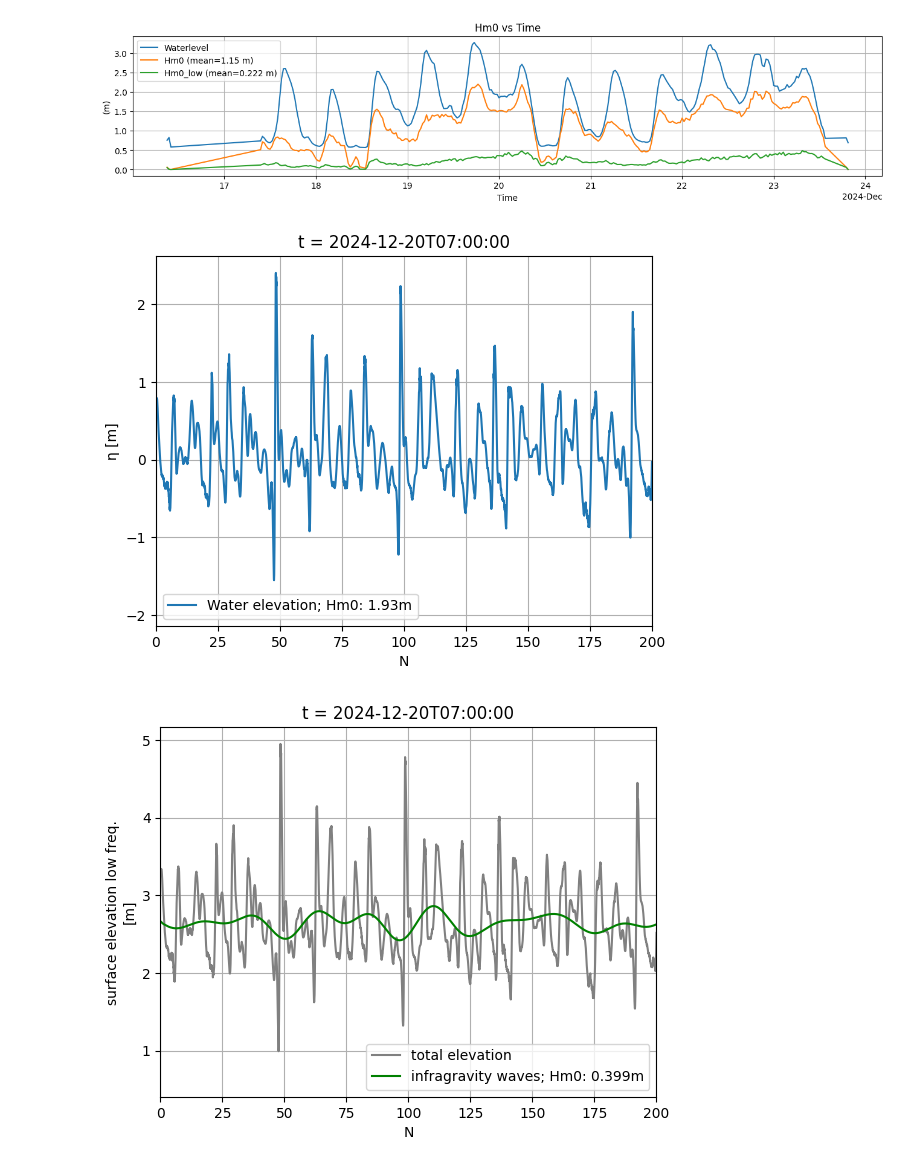
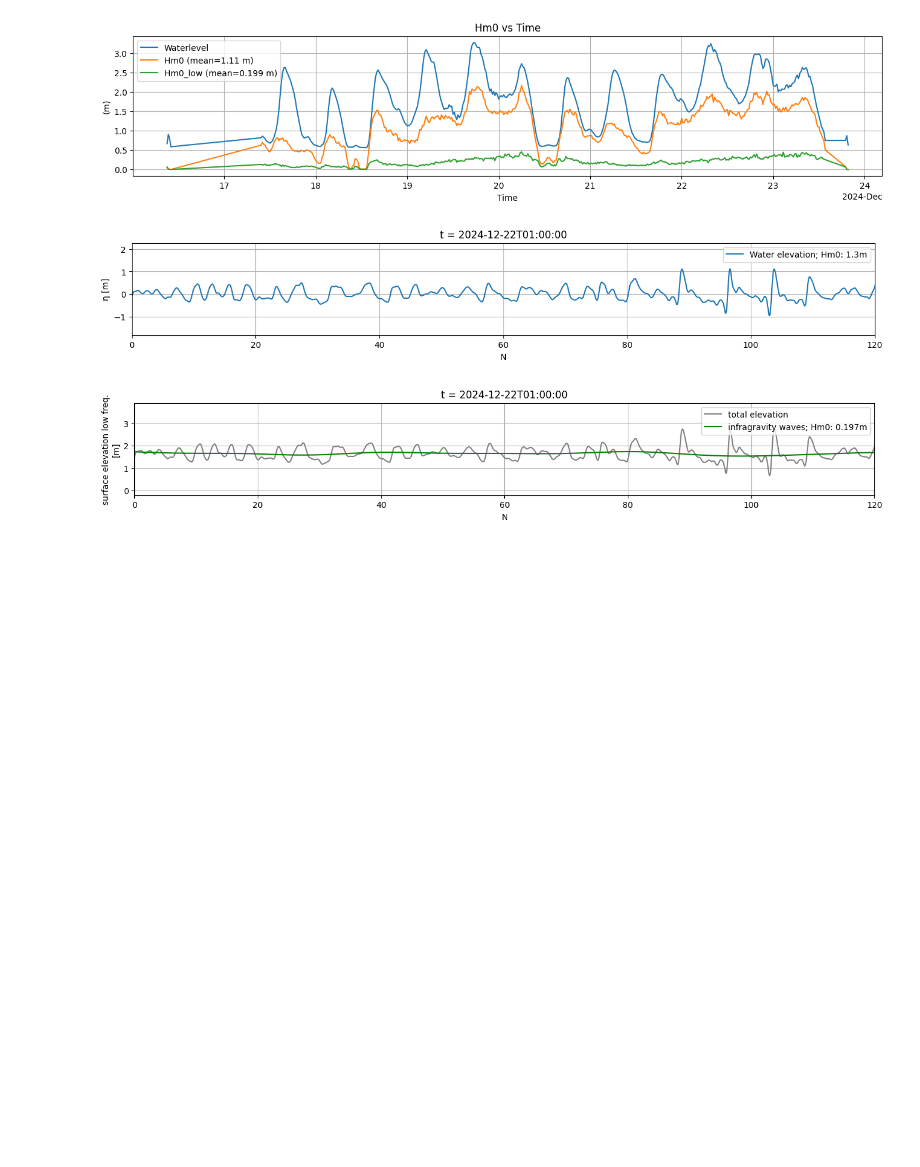
Before and after one commit to Rubenrosman/HybridDune, a Jupyter notebook: Ruben/Pressure_sensors/S3/RBR_06/RBR_06_script.ipynb, the cells around one changed output. Cells and saved outputs as stored; diff of their text form; code cells hidden in the pictures; blank space fills up the shorter version.

```diff
--- a/Ruben/Pressure_sensors/S3/RBR_06/RBR_06_script.ipynb
+++ b/Ruben/Pressure_sensors/S3/RBR_06/RBR_06_script.ipynb
@@ -86,8 +86,8 @@ ds.to_netcdf(os.path.join(ncOutDir, instrumentName + '.nc'))
 # %%
 # frequency resolution in fourier space
 ### delta_f = p_blocks/D_timeframe ###
-p_blocks = 30
-D_length = 1800
+p_blocks = 20
+D_length = 1200
 fresolution = p_blocks / D_length
 print(f'fresolution is: {fresolution}')
 nperseg = D_length * sf / p_blocks - 0.5 #dim should be len(ds.f); whelch has (nperseg/2 +1)
@@ -122,7 +122,7 @@ nSamples = len(pt)
 dt = ds0.isel(t=1).t - ds0.isel(t=0).t
 sf = np.timedelta64(1, 's') / dt.values
 
-D_length = '1800S'
+D_length = '1200S'
 
 burstDuration = pd.Timedelta(D_length)  # Burst duration (1200 seconds = 20 minutes)
 burstLength = int(burstDuration / dt)
@@ -146,7 +146,7 @@ ds['sf'] = sf
 
 
 # remove all bursts where instrument fell dry
-ds['p'] = ds.p.where(ds.p.std(dim='N') > 70)
+ds['p'] = ds.p.where(ds.p.std(dim='N') > 70) # remove the flat part
 
 # --------------------------------------------------------------------------
 # pdb.set_trace()
@@ -293,6 +390,8 @@ ufunc = lambda x, h: puv.attenuate_signal(
     ds.sf.values, x, h,
     ds.zi.values,
     ds.zb.values,
+    rho=1028,
+    removeNoise=onoff,
     detrend=True)
 
 fx, ds['zs_low'] = xr.apply_ufunc(ufunc,
@@ -300,8 +399,21 @@ fx, ds['zs_low'] = xr.apply_ufunc(ufunc,
                               input_core_dims=[['N'], []],
                               output_core_dims=[['f'], ['N']],
                               vectorize=True)
+
+# ufunc = lambda zs: remove_outliers(zs, threshold=Threshold)
+
+# ds['zs_low'] = xr.apply_ufunc(ufunc,
+#                           ds['zs_low'],
+#                           input_core_dims=[['N']],
+#                           output_core_dims=[['N']],
+#                           vectorize=True)
+
+# ds['zs_low'] = ds['zs_low'].interpolate_na(dim='N', method='linear')
+
+# ds['zs_low'] = ds['zs_low'].where(ds['zs_low'] >= 0.0, drop=True)
+
 ds['zs_low'].attrs = {'units': 'm', 'long_name': 'surface elevation low freq.'}
-# ds['zs_low'] = ds['zs_low'].where(ds['zs_low'] >= 0.0, drop=True)
+
 
 ufunc = lambda p: welch(p, fs=ds.sf.values, nperseg=nperseg, detrend='constant', window='hann')
 
@@ -311,7 +423,7 @@ ds['frequencies_low'], ds['psd_low'] = xr.apply_ufunc(ufunc,
                                                 output_core_dims=[['f'], ['f']],
                                                 vectorize=True)
 
-ufunc = lambda psd: puv.compute_wave_params(ds.f.values, psd, fmin=0.004 , fmax=5)
+ufunc = lambda psd: puv.compute_wave_params(ds.f.values, psd, fmin=0.004 , fmax=0.05)
 
 ds['Hm0_low'], ds['Tp_low'], ds['Tm01_low'], ds['Tm02_low'], ds['Tmm10_low'], ds['Tps_low'] = xr.apply_ufunc(ufunc,
                                                                           ds['psd_low'],
@@ -496,31 +623,31 @@ plt.show()
 # %% [output]
 [figure]
 # %%
-t = 140
-end =200
+t = 336
+end =120
 
-plt.figure()
+plt.figure(figsize=(16, 2))
 (ds.zs.isel(t=t)-ds.zs.isel(t=t).mean()).plot(label = f'Water elevation; Hm0: {ds.Hm0.isel(t=t).values:.3g}m')
 # (ds.zs.isel(t=t)-ds.h.isel(t=t).mean()).plot(label = f'Water elevation; Hm0: {ds.Hm0.isel(t=t).values:.3g}m')
 plt.grid()
 plt.xlim(0,end)
 plt.ylabel(f'\u03B7 [m]')
-plt.legend()
+plt.legend(loc='upper right')
 
-plt.figure()
+plt.figure(figsize=(16, 2))
 ds.zs.isel(t=t).plot(color='grey', label= 'total elevation')
 ds.zs_low.isel(t=t).plot(color='green', label = f'infragravity waves; Hm0: {ds.Hm0_low.isel(t=t).values:.3g}m')
 plt.grid()
 plt.xlim(0,end)
-plt.legend()
+plt.legend(loc='upper right')
 
-plt.figure()
+plt.figure(figsize=(16, 2))
 ds.zs.isel(t=t).plot(color='grey', label= 'total elevation')
 ds.zs_high.isel(t=t).plot(color='red', label = f'wind waves; Hm0: {ds.Hm0_high.isel(t=t).values:.3g}m')
 
 plt.grid()
 plt.xlim(0,end)
-plt.legend();
+plt.legend(loc='upper right');
 # %% [output]
-[figure, old version]
+[figure, new version]
-[figure, old version]
+[figure, new version]
```
Also changed, not shown: parts of 21 cells of this notebook, 11 other files.
